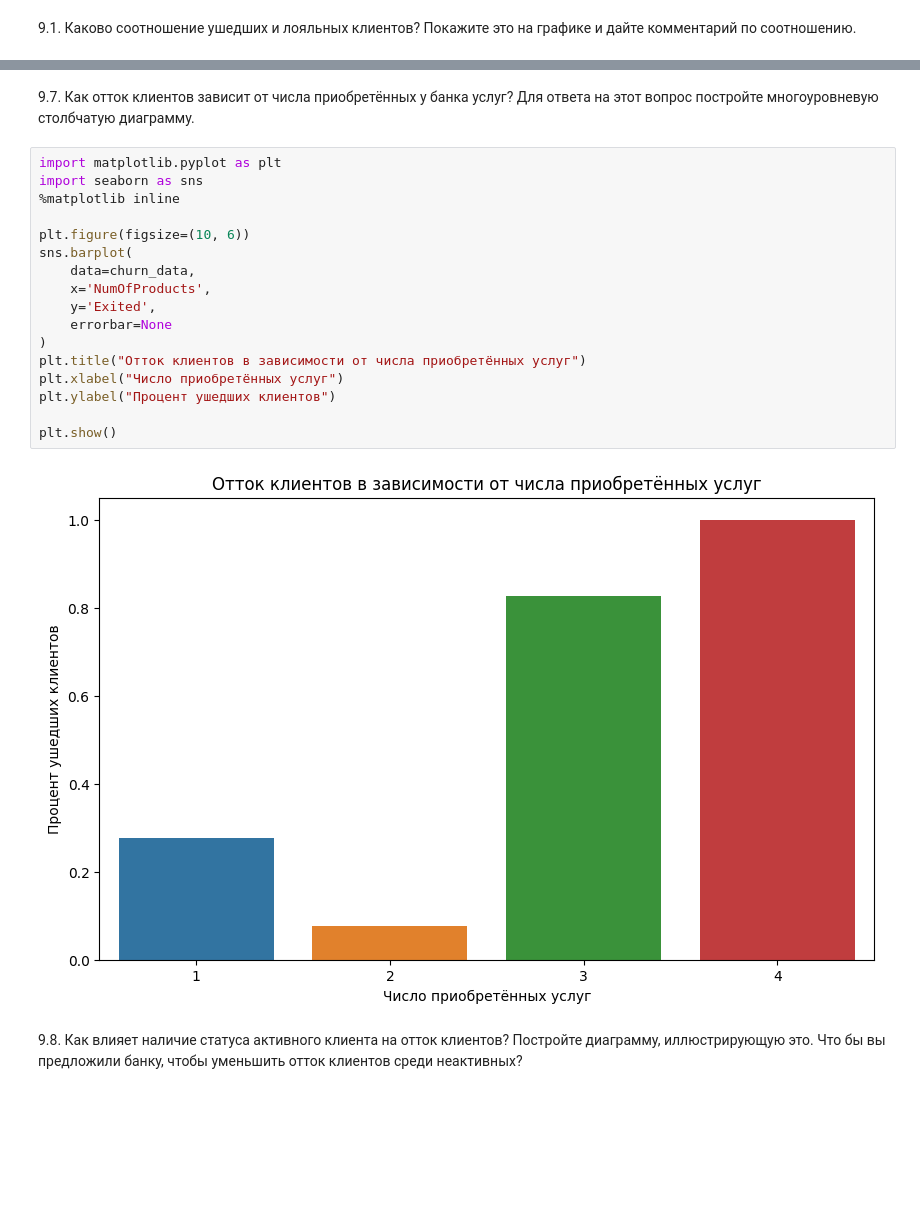
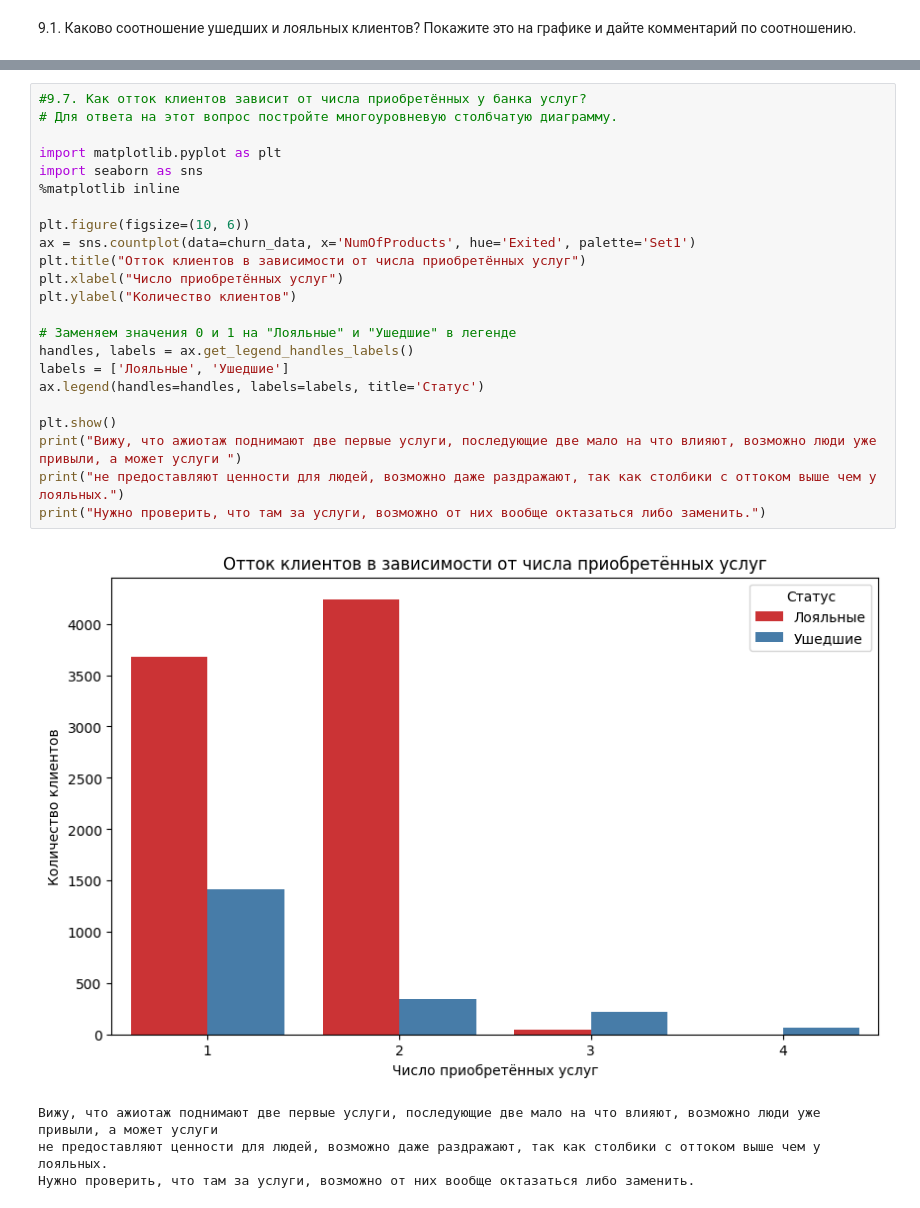
Before and after one commit to crazymarmot/Skillfactory, a Jupyter notebook: PY_13_charts/work_note.ipynb, the cells around one changed output, grey strips where cells are left out. Cells and saved outputs as stored; diff of their text form; blank space fills up the shorter version.

```diff
--- a/PY_13_charts/work_note.ipynb
+++ b/PY_13_charts/work_note.ipynb
@@ -167,25 +212,29 @@ print("Из графика видно, что ... (прокомментируй
-# %% [markdown]
-
-9.7. Как отток клиентов зависит от числа приобретённых у банка услуг? Для ответа на этот вопрос постройте многоуровневую столбчатую диаграмму.
-# %%
-import matplotlib.pyplot as plt
-import seaborn as sns
-%matplotlib inline
-
-plt.figure(figsize=(10, 6))
-sns.barplot(
-    data=churn_data,
-    x='NumOfProducts',
-    y='Exited',
-    errorbar=None
-)
-plt.title("Отток клиентов в зависимости от числа приобретённых услуг")
-plt.xlabel("Число приобретённых услуг")
-plt.ylabel("Процент ушедших клиентов")
-
-plt.show()
-# %% [output]
-[figure, removed]
-# %% [markdown]
-9.8. Как влияет наличие статуса активного клиента на отток клиентов? Постройте диаграмму, иллюстрирующую это. Что бы вы предложили банку, чтобы уменьшить отток клиентов среди неактивных?
+# %%
+#9.7. Как отток клиентов зависит от числа приобретённых у банка услуг?
+# Для ответа на этот вопрос постройте многоуровневую столбчатую диаграмму.
+
+import matplotlib.pyplot as plt
+import seaborn as sns
+%matplotlib inline
+
+plt.figure(figsize=(10, 6))
+ax = sns.countplot(data=churn_data, x='NumOfProducts', hue='Exited', palette='Set1')
+plt.title("Отток клиентов в зависимости от числа приобретённых услуг")
+plt.xlabel("Число приобретённых услуг")
+plt.ylabel("Количество клиентов")
+
+# Заменяем значения 0 и 1 на "Лояльные" и "Ушедшие" в легенде
+handles, labels = ax.get_legend_handles_labels()
+labels = ['Лояльные', 'Ушедшие']
+ax.legend(handles=handles, labels=labels, title='Статус')
+
+plt.show()
+print("Вижу, что ажиотаж поднимают две первые услуги, последующие две мало на что влияют, возможно люди уже привыли, а может услуги ")
+print("не предоставляют ценности для людей, возможно даже раздражают, так как столбики с оттоком выше чем у лояльных.")
+print("Нужно проверить, что там за услуги, возможно от них вообще октазаться либо заменить.")
+# %% [output]
+[figure, added]
+Вижу, что ажиотаж поднимают две первые услуги, последующие две мало на что влияют, возможно люди уже привыли, а может услуги
+не предоставляют ценности для людей, возможно даже раздражают, так как столбики с оттоком выше чем у лояльных.
+Нужно проверить, что там за услуги, возможно от них вообще октазаться либо заменить.
 # %%
```
Also changed, not shown: parts of 17 cells of this notebook, 1 other file.
